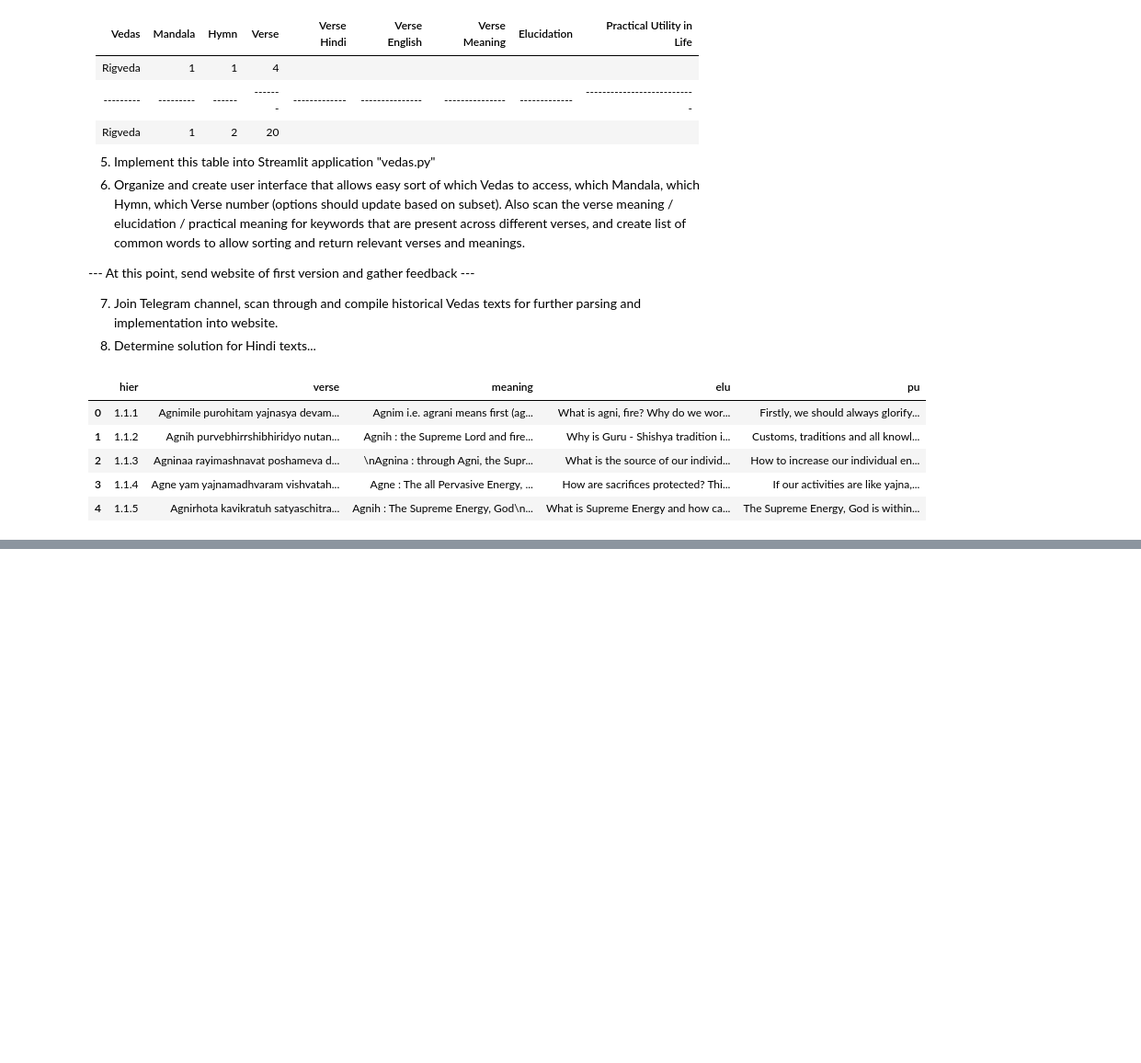
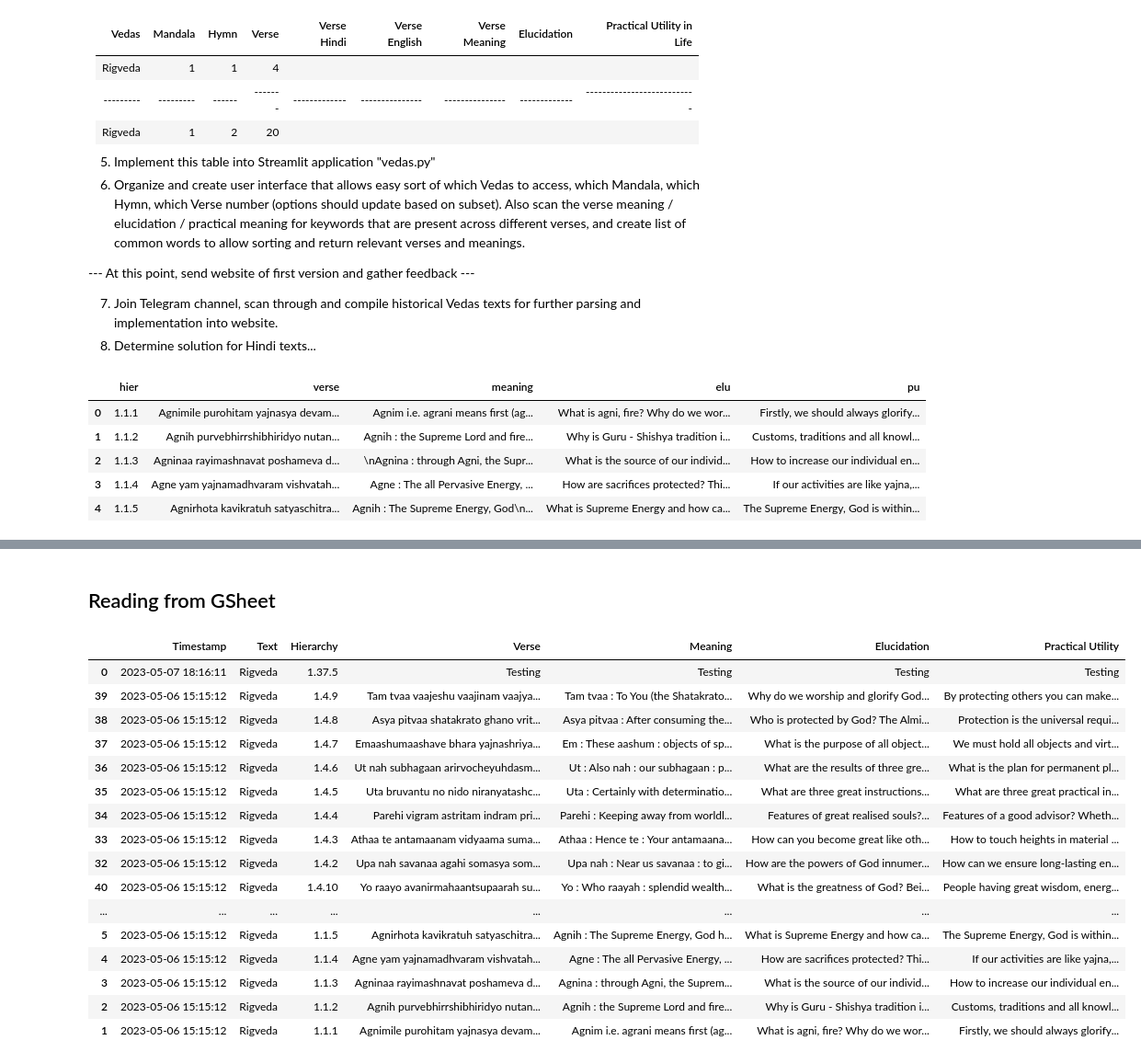
Before and after one commit to taarakshah/vedas, a Jupyter notebook: vedas_processing.ipynb, the cells around one changed output, grey strips where cells are left out. Shown: that part at 92% size. Drawn from its saved outputs; the diff is of its cells as text; code cells hidden in the pictures; blank space fills up the shorter version.

```diff
--- a/vedas_processing.ipynb
+++ b/vedas_processing.ipynb
@@ -216,0 +217,31 @@ df.head()
+# %% [markdown]
+## Reading from GSheet
+# %%
+## reading in from public google sheet
+SHEET_ID = '1pjbBPhh-v5Bo7UXeq0OOXP56XwtnzdkQnLy6GEOjdXE'
+SHEET_NAME = 'responses'
+url = f'https://docs.google.com/spreadsheets/d/{SHEET_ID}/gviz/tq?tqx=out:csv&sheet={SHEET_NAME}'
+df = pd.read_csv(url)
+df.columns = ['Timestamp','Text','Hierarchy','Verse','Meaning','Elucidation','Practical Utility']
+df['Timestamp'] = pd.to_datetime(df['Timestamp'])
+df = df.sort_values(by=['Timestamp','Text','Hierarchy'], ascending=[False,False,False])
+# %%
+df
+# %% [output]
+|  | Timestamp | Text | Hierarchy | Verse | Meaning | Elucidation | Practical Utility |
+| 0 | 2023-05-07 18:16:11 | Rigveda | 1.37.5 | Testing | Testing | Testing | Testing |
+| 39 | 2023-05-06 15:15:12 | Rigveda | 1.4.9 | Tam tvaa vaajeshu vaajinam vaajya... | Tam tvaa : To You (the Shatakrato... | Why do we worship and glorify God... | By protecting others you can make... |
+| 38 | 2023-05-06 15:15:12 | Rigveda | 1.4.8 | Asya pitvaa shatakrato ghano vrit... | Asya pitvaa : After consuming the... | Who is protected by God? The Almi... | Protection is the universal requi... |
+| 37 | 2023-05-06 15:15:12 | Rigveda | 1.4.7 | Emaashumaashave bhara yajnashriya... | Em : These aashum : objects of sp... | What is the purpose of all object... | We must hold all objects and virt... |
+| 36 | 2023-05-06 15:15:12 | Rigveda | 1.4.6 | Ut nah subhagaan arirvocheyuhdasm... | Ut : Also nah : our subhagaan : p... | What are the results of three gre... | What is the plan for permanent pl... |
+| 35 | 2023-05-06 15:15:12 | Rigveda | 1.4.5 | Uta bruvantu no nido niranyatashc... | Uta : Certainly with determinatio... | What are three great instructions... | What are three great practical in... |
+| 34 | 2023-05-06 15:15:12 | Rigveda | 1.4.4 | Parehi vigram astritam indram pri... | Parehi : Keeping away from worldl... | Features of great realised souls?... | Features of a good advisor? Wheth... |
+| 33 | 2023-05-06 15:15:12 | Rigveda | 1.4.3 | Athaa te antamaanam vidyaama suma... | Athaa : Hence te : Your antamaana... | How can you become great like oth... | How to touch heights in material ... |
+| 32 | 2023-05-06 15:15:12 | Rigveda | 1.4.2 | Upa nah savanaa agahi somasya som... | Upa nah : Near us savanaa : to gi... | How are the powers of God innumer... | How can we ensure long-lasting en... |
+| 40 | 2023-05-06 15:15:12 | Rigveda | 1.4.10 | Yo raayo avanirmahaantsupaarah su... | Yo : Who raayah : splendid wealth... | What is the greatness of God? Bei... | People having great wisdom, energ... |
+| ... | ... | ... | ... | ... | ... | ... | ... |
+| 5 | 2023-05-06 15:15:12 | Rigveda | 1.1.5 | Agnirhota kavikratuh satyaschitra... | Agnih : The Supreme Energy, God h... | What is Supreme Energy and how ca... | The Supreme Energy, God is within... |
+| 4 | 2023-05-06 15:15:12 | Rigveda | 1.1.4 | Agne yam yajnamadhvaram vishvatah... | Agne : The all Pervasive Energy, ... | How are sacrifices protected? Thi... | If our activities are like yajna,... |
+| 3 | 2023-05-06 15:15:12 | Rigveda | 1.1.3 | Agninaa rayimashnavat poshameva d... | Agnina : through Agni, the Suprem... | What is the source of our individ... | How to increase our individual en... |
+| 2 | 2023-05-06 15:15:12 | Rigveda | 1.1.2 | Agnih purvebhirrshibhiridyo nutan... | Agnih : the Supreme Lord and fire... | Why is Guru - Shishya tradition i... | Customs, traditions and all knowl... |
+| 1 | 2023-05-06 15:15:12 | Rigveda | 1.1.1 | Agnimile purohitam yajnasya devam... | Agnim i.e. agrani means first (ag... | What is agni, fire? Why do we wor... | Firstly, we should always glorify... |
```
Also changed, not shown: parts of 2 cells of this notebook, 1 other file.
